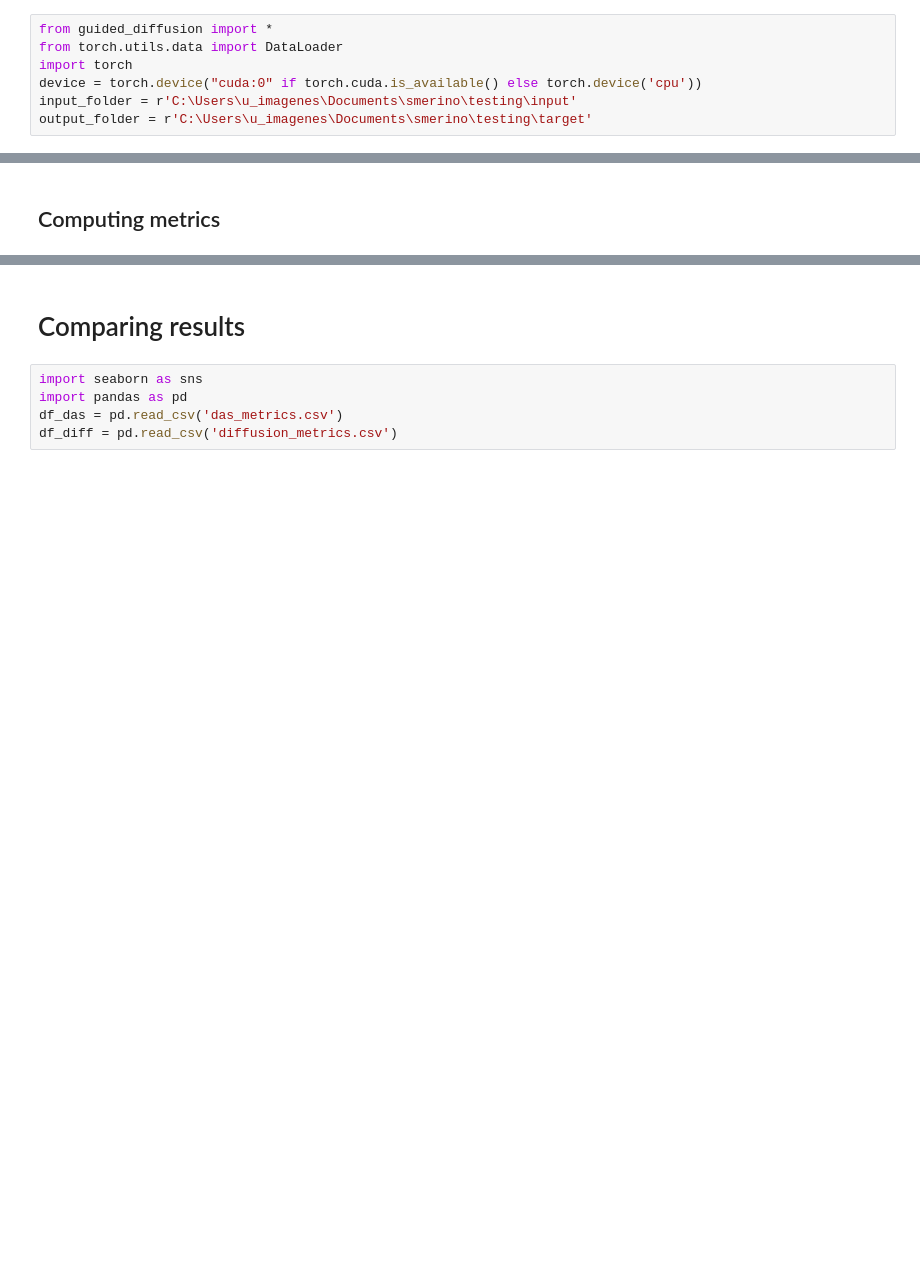
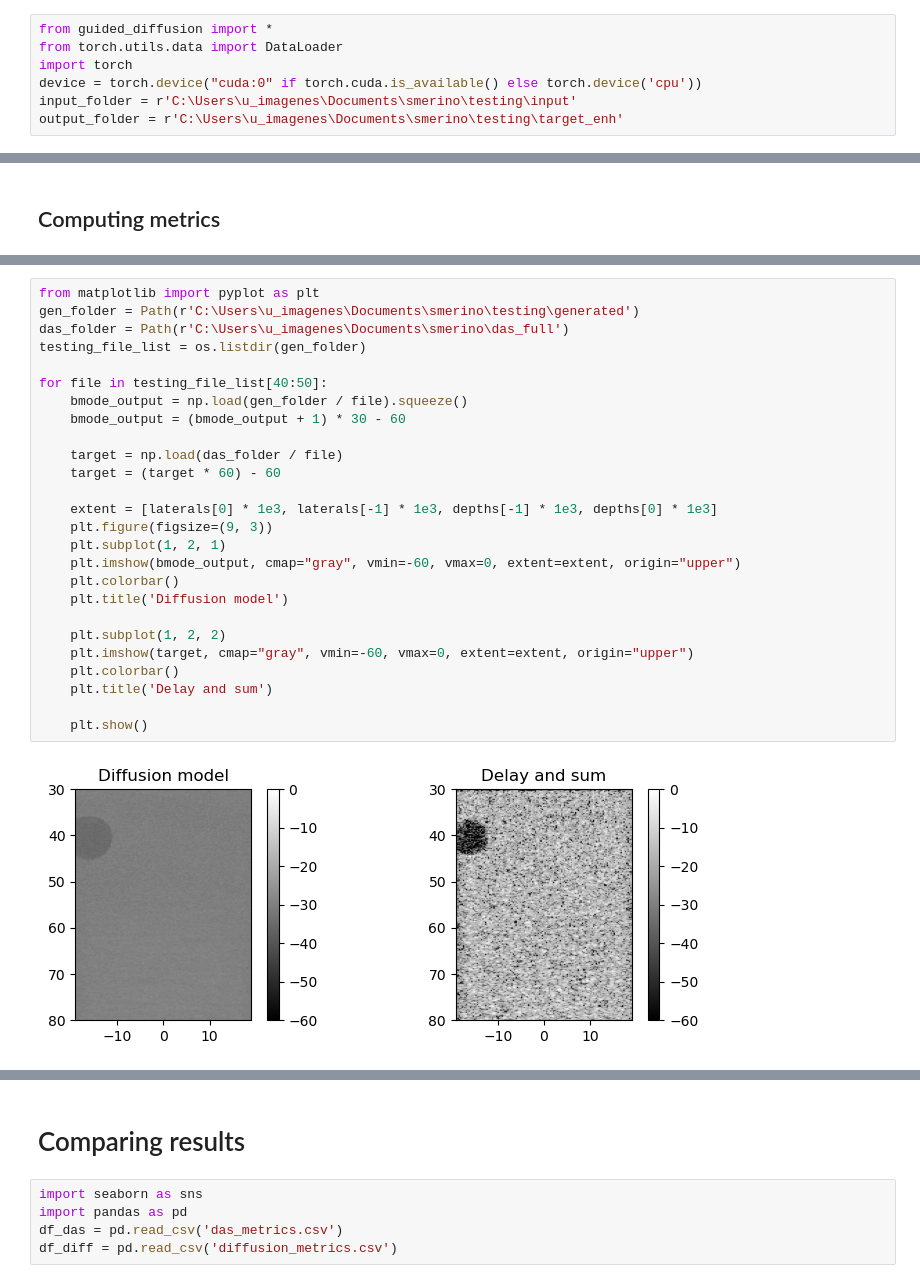
Before and after one commit to SebastianMerino/DiffusionBeamformer, a Jupyter notebook: compute_metrics.ipynb, the cells around one changed output, grey strips where cells are left out. Drawn from its saved outputs; the diff is of its cells as text; blank space fills up the shorter version.

```diff
--- a/compute_metrics.ipynb
+++ b/compute_metrics.ipynb
@@ -92,7 +92,7 @@ from torch.utils.data import DataLoader
 import torch
 device = torch.device("cuda:0" if torch.cuda.is_available() else torch.device('cpu'))
 input_folder = r'C:\Users\u_imagenes\Documents\smerino\testing\input'
-output_folder = r'C:\Users\u_imagenes\Documents\smerino\testing\target'
+output_folder = r'C:\Users\u_imagenes\Documents\smerino\testing\target_enh'
 # %%
 data = CustomDataset(input_folder, output_folder, transform=True)
 BATCH_SIZE = 32
@@ -242,0 +248,28 @@ df.head()
+# %%
+from matplotlib import pyplot as plt
+gen_folder = Path(r'C:\Users\u_imagenes\Documents\smerino\testing\generated')
+das_folder = Path(r'C:\Users\u_imagenes\Documents\smerino\das_full')
+testing_file_list = os.listdir(gen_folder)
+
+for file in testing_file_list[40:50]:
+    bmode_output = np.load(gen_folder / file).squeeze()
+    bmode_output = (bmode_output + 1) * 30 - 60
+
+    target = np.load(das_folder / file)
+    target = (target * 60) - 60
+
+    extent = [laterals[0] * 1e3, laterals[-1] * 1e3, depths[-1] * 1e3, depths[0] * 1e3]
+    plt.figure(figsize=(9, 3))
+    plt.subplot(1, 2, 1)
+    plt.imshow(bmode_output, cmap="gray", vmin=-60, vmax=0, extent=extent, origin="upper")
+    plt.colorbar()
+    plt.title('Diffusion model')
+
+    plt.subplot(1, 2, 2)
+    plt.imshow(target, cmap="gray", vmin=-60, vmax=0, extent=extent, origin="upper")
+    plt.colorbar()
+    plt.title('Delay and sum')
+
+    plt.show()
+# %% [output]
+[figure, added]
```
Also changed, not shown: parts of 25 cells of this notebook, 6 other files.
